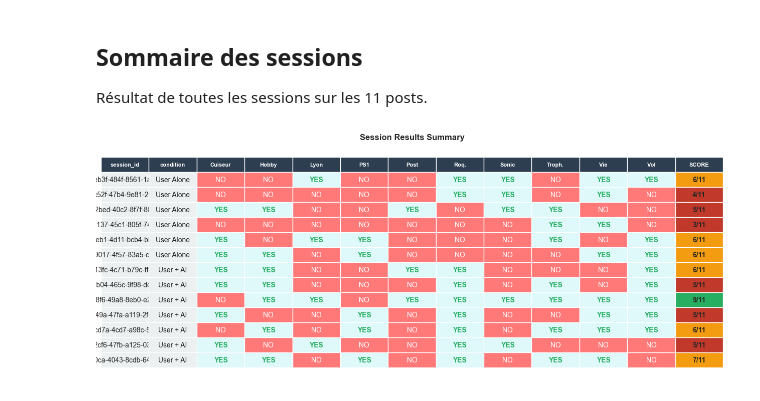
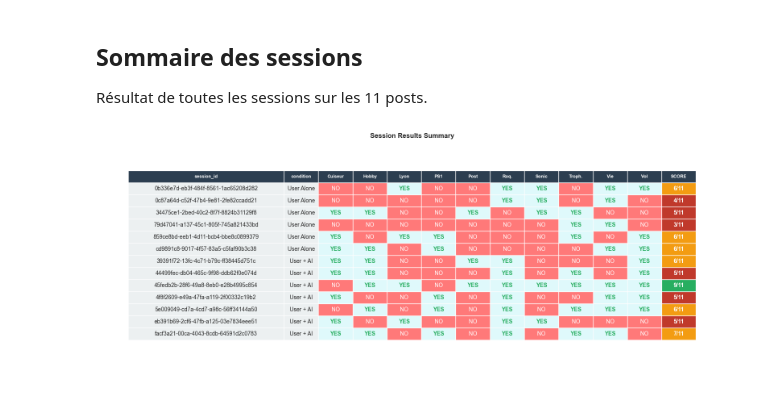
Before and after one commit to VictorFleiser/AI-Detection-Extension, a Jupyter notebook: main.ipynb, the cells around one changed output. Cells and saved outputs as stored; diff of their text form; code cells hidden in the pictures.

```diff
--- a/main.ipynb
+++ b/main.ipynb
@@ -234,69 +234,71 @@ Résultat de toutes les sessions sur les 11 posts.
 def plot_results_table(df):
     dec = df[df['event_type'] == 'decision']
 
-    # 1. Create Matrix
-    pivot = dec.pivot_table(index=['session_id', 'condition'], columns='post_short',
-                           values='correct', aggfunc='first').fillna('-')
+    # Matrix
+    pivot = dec.pivot_table(index=['session_id', 'condition'], columns='post_short', values='correct', aggfunc='first').fillna('-')
 
-    # 2. Calculate Total Score Column
-    pivot['SCORE'] = dec.groupby(['session_id', 'condition'])['correct'].apply(
-        lambda x: f"{sum(x=='YES')}/{TOTAL_POSTS}"
-    )
+    # Total Score Column
+    pivot['SCORE'] = dec.groupby(['session_id', 'condition'])['correct'].apply(lambda x: f"{sum(x=='YES')}/{TOTAL_POSTS}")
 
-    # 3. Sort: Condition descending (alphabetical) then session
+    # Sort: Condition descending (alphabetical) then session
     flat = pivot.reset_index().sort_values(by=['condition', 'session_id'], ascending=[False, True])
 
-    # 4. Render Table
-    fig, ax = plt.subplots(figsize=(16, 6))
+    # Render Table
+    fig, ax = plt.subplots(figsize=(20, len(flat) * 0.4 + 2))
     ax.axis('off')
 
-    # Create table
-    table = ax.table(cellText=[flat.columns] + flat.values.tolist(),
-                     loc='center', cellLoc='center', colLabels=None)
+    table = ax.table(cellText=[flat.columns] + flat.values.tolist(), loc='center', cellLoc='center', colLabels=None)
 
-    # 5. Styling
     table.auto_set_font_size(False)
     table.set_fontsize(10)
-    table.scale(1, 1.8) # Adjust scale for row height
+    table.scale(1, 1.8)
+
+    session_width = 0.25
+    other_width = 0.055
 
     for (row, col), cell in table.get_celld().items():
         cell.set_edgecolor('white')
-        if row == 0: # Header
+
+        if col == 0: # session_id
+            cell.set_width(session_width)
+        else:
+            cell.set_width(other_width)
+
+        # Header Styling
+        if row == 0:
             cell.set_facecolor('#2c3e50')
-            cell.set_text_props(color='white', weight='bold', size=8) # Small font for header
+            cell.set_text_props(color='white', weight='bold', size=8)
         else:
             val = cell.get_text().get_text()
+
             # Conditional Formatting
             if val == 'YES':
                 cell.set_facecolor('#dff9fb')
                 cell.set_text_props(color='#27ae60', weight='bold')
             elif val == 'NO':
                 cell.set_facecolor('#ff7979')
                 cell.set_text_props(color='white')
-            elif col == len(flat.columns)-1: # Score Column
-                # cell.set_facecolor('#f1c40f')
+            elif col == len(flat.columns)-1: # SCORE
                 def score_color(s):
                     try:
                         correct, total = map(int, s.split('/'))
                         ratio = correct / total
-                        if ratio >= 0.8:
-                            return '#27ae60' # Green
-                        elif ratio >= 0.5:
-                            return '#f39c12' # Orange
-                        else:
-                            return '#c0392b' # Red
-                    except:
-                        return 'black'
-                cell.set_facecolor(color=score_color(val))
-                cell.set_text_props(weight='bold')
+                        if ratio >= 0.8: return '#27ae60' # Green
+                        elif ratio >= 0.5: return '#f39c12' # Orange
+                        else: return '#c0392b' # Red
+                    except: return 'black'
+
+                bg_color = score_color(val)
+                cell.set_facecolor(bg_color)
+                cell.set_text_props(weight='bold', color='white')
             else:
                 cell.set_facecolor('#ecf0f1')
 
     plt.title("Session Results Summary", weight='bold', pad=10)
     plt.savefig(os.path.join(PLOTS_DIR, "Table_Results.png"), dpi=300, bbox_inches='tight')
     plt.show()
 
 if not df.empty:
     plot_results_table(df)
 # %% [output]
-[figure, old version]
+[figure, new version]
```
Also changed, not shown: 2 other files.
